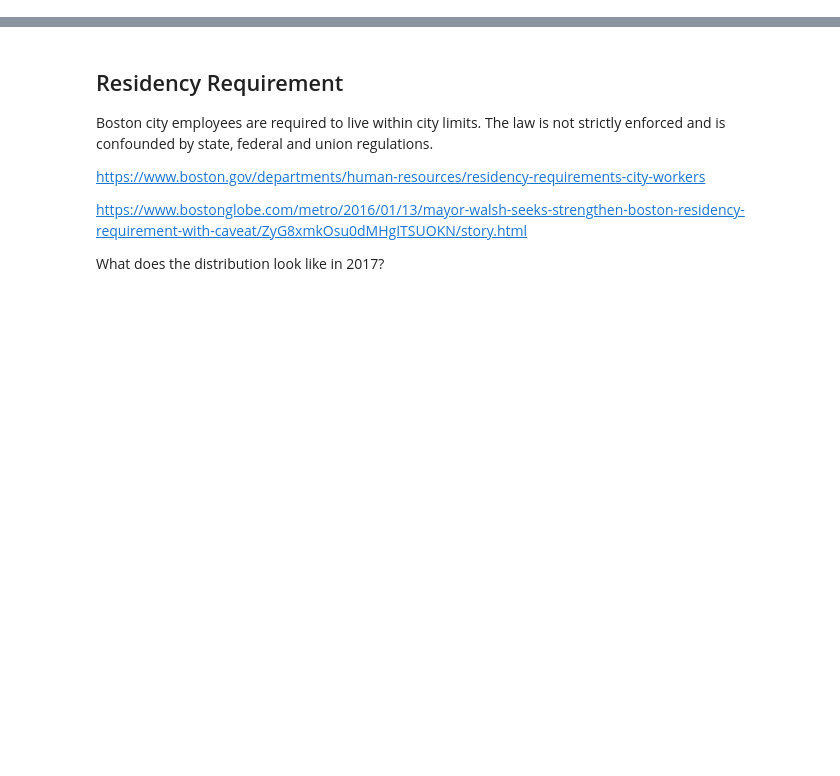
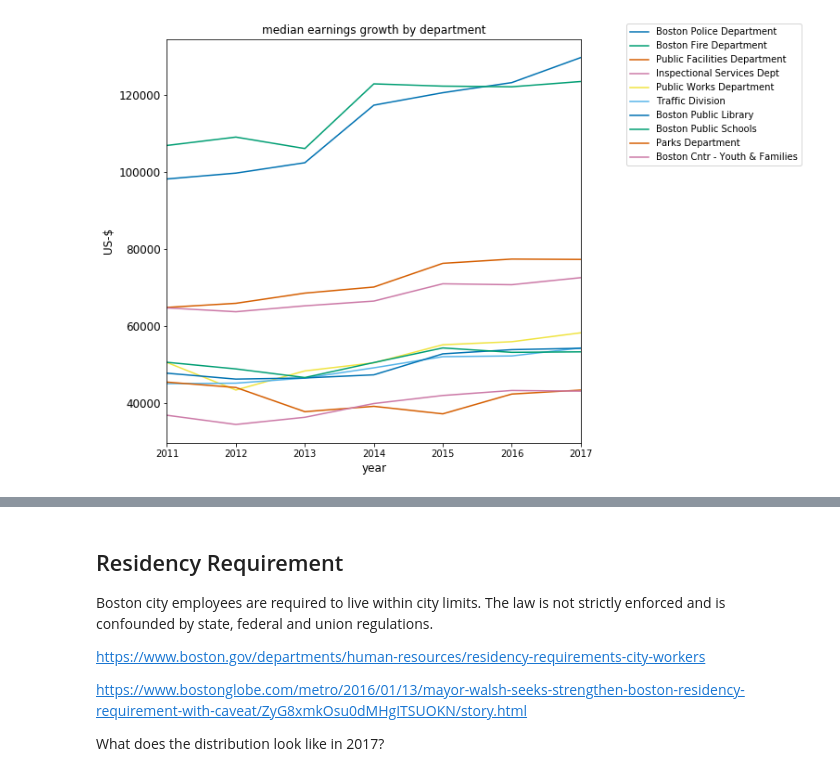
Before and after one commit to Turanga1/Springboard_DataScience, a Jupyter notebook: Capstone 1 - Boston Earnings Report/boston_earnings_analysis.ipynb, the cells around one changed output, grey strips where cells are left out. Cells and saved outputs as stored; diff of their text form; code cells hidden in the pictures; blank space fills up the shorter version.

```diff
--- a/Capstone 1 - Boston Earnings Report/boston_earnings_analysis.ipynb
+++ b/Capstone 1 - Boston Earnings Report/boston_earnings_analysis.ipynb
@@ -133,0 +120,16 @@ plt.show()
+# %%
+# plot earnings growth by department
+ld = pd.pivot_table(earnings, index='year', columns='dept_clean', values=['total'], aggfunc=np.median)
+ld.columns = ld.columns.droplevel()
+ld = ld[large_depts_list].reset_index()   # list defined by size above
+
+fig, ax = plt.subplots(figsize=(8,8))
+ld.plot(x='year', y=large_depts_list, ax=ax)
+ax.legend(bbox_to_anchor=(1.1, 1.05))
+ax.set_title('median earnings growth by department')
+ax.set_ylabel('US-$')
+ax.set_xlabel('year')
+# ax.set_yscale('log')
+plt.show()
+# %% [output]
+[figure, added]
```
Also changed, not shown: parts of 14 cells of this notebook, 1 other file.
